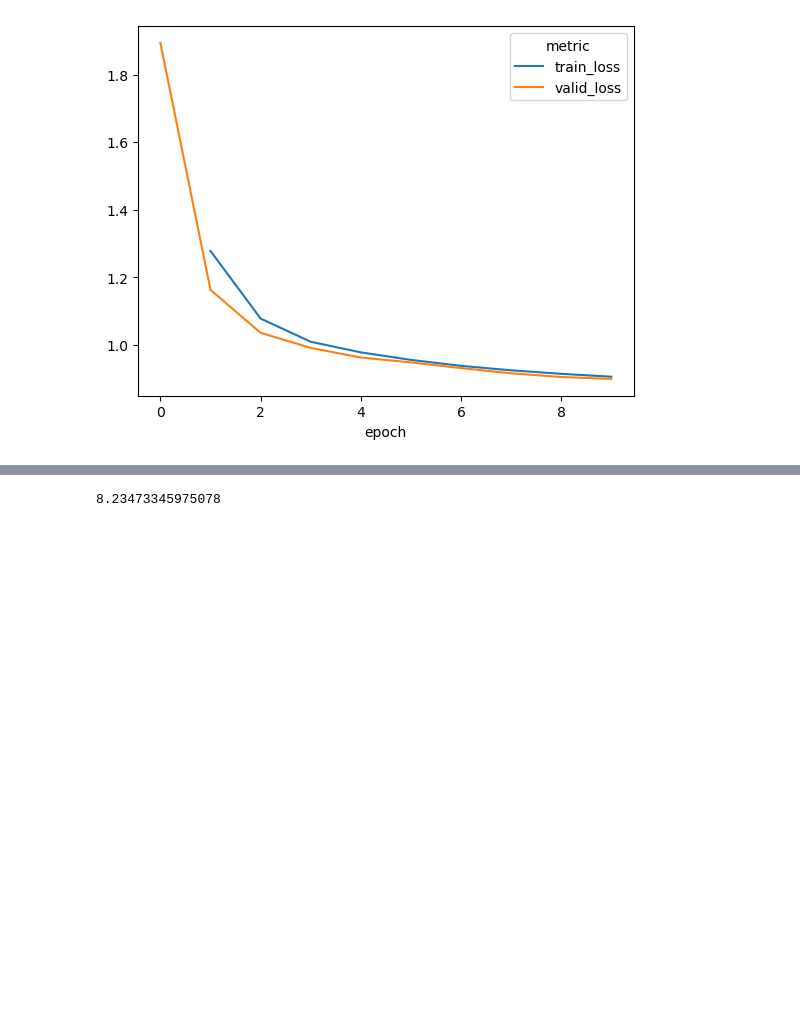
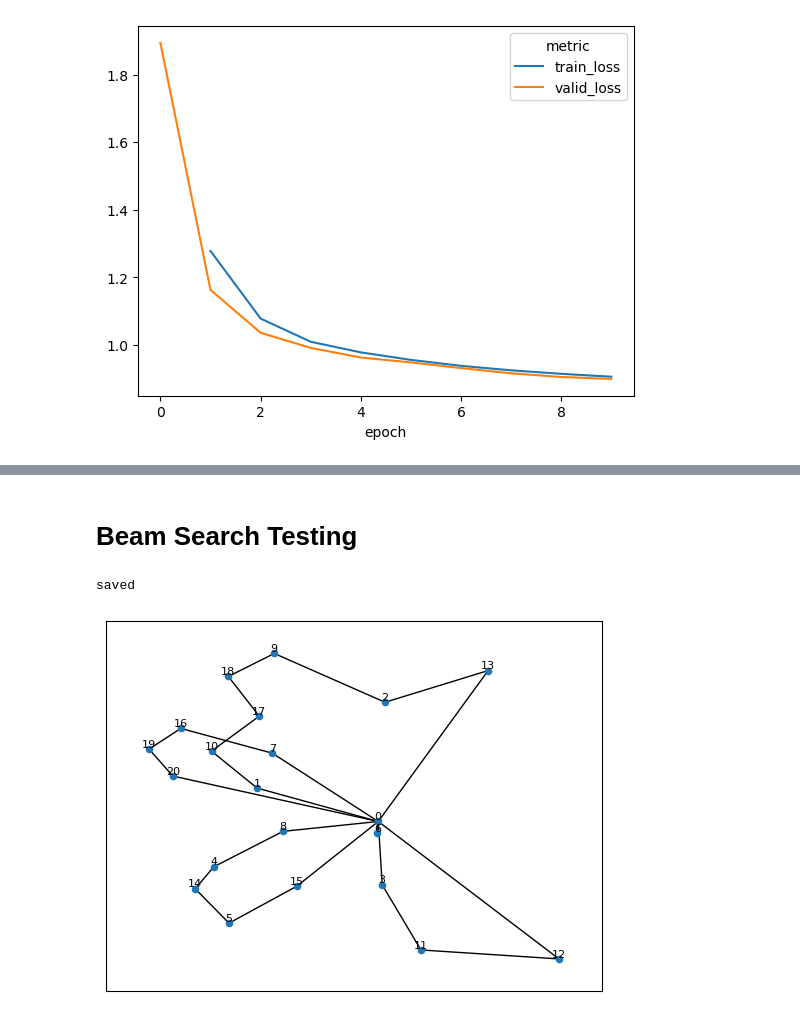
Before and after one commit to robgarct/cs224w, a Jupyter notebook: testing_end_to_end.ipynb, the cells around one changed output, grey strips where cells are left out. Saved outputs shown, nothing was run; the diff lists cells and outputs as text; code cells hidden in the pictures; blank space fills up the shorter version.

Commit message:
update testing_end_to_end

```diff
--- a/testing_end_to_end.ipynb
+++ b/testing_end_to_end.ipynb
@@ -324,3 +88,0 @@ train_dl, valid_dl = get_data_loaders(graphs_path, batch_size=5, max_instances=2
-# %%
-model = Model(4, 20, 2, 0.0)
-train(model, "./solver/sol_examples/vrp20/sols.pkl", epochs=5, batch_size=16, learning_rate=3e-3, max_instances=2000)
@@ -343,8 +88,0 @@ graph_collections = [create_graph_no_sol(g) for g, _ in graphs]
-# %%
-solved_graphs = []
-for g, orig_g in tqdm(list(zip(graph_collections, graphs))[:100]):
-    g = deepcopy(graph_collections[0])
-    g = deepcopy(g)
-    g.update_node(orig_g[1][1][0]) # unf we have to do this for now
-    res_g = greedy_inference_single(model, g)
-    solved_graphs.append(res_g)
@@ -373,4 +89,2 @@ solved_graphs[0].get_full_solution_cost()
-# %%
-np.mean([sg.get_full_solution_cost() for sg in solved_graphs])
-# %% [output]
-8.23473345975078
+# %% [markdown]
+# Beam Search Testing
@@ -376,0 +94,15 @@ np.mean([sg.get_full_solution_cost() for sg in solved_graphs])
+# %%
+testing_graphs = graph_collections[-1000:]
+# %%
+solved_graphs = []
+for g in tqdm(testing_graphs[-200:]):
+    g = deepcopy(g)
+    res_g = beam_inference_single(model, g, beam_width=8)
+    # res_g = greedy_inference_single(model, g)
+    solved_graphs.append(res_g)
+# %%
+example_g = solved_graphs[34].get_all_graphs()[-1]
+example_g.draw_graph(labels=True)
+# %% [output]
+saved
+[figure, added]
```
Also changed, not shown: parts of 43 cells of this notebook.
